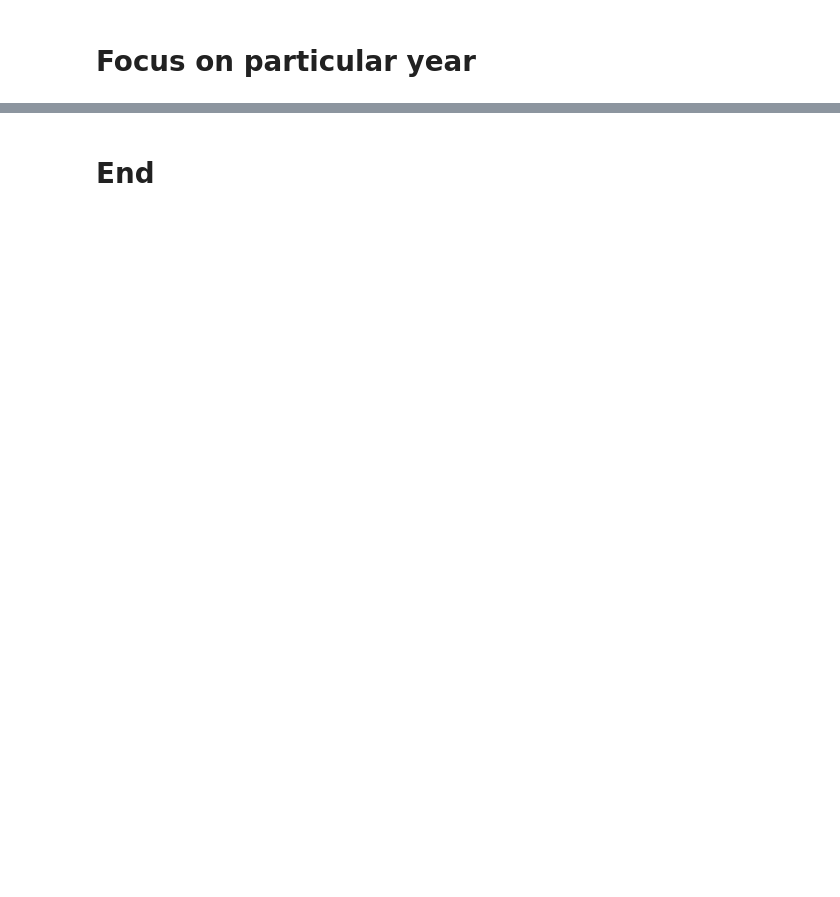
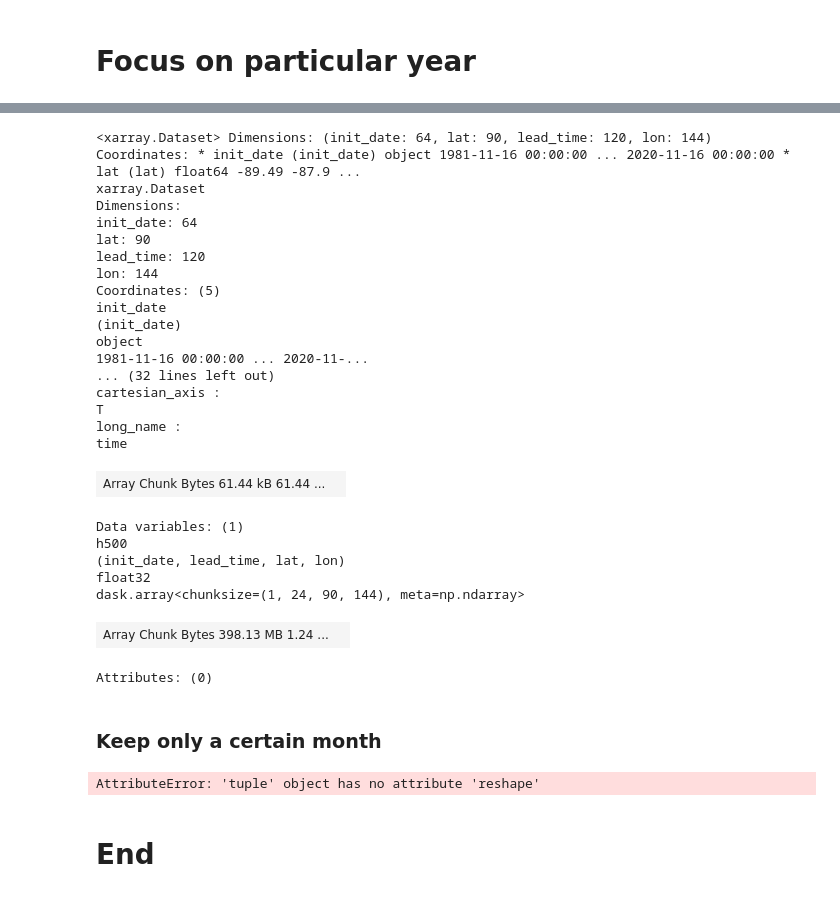
Before and after one commit to dougiesquire/hydro_tasmania, a Jupyter notebook: 2020/2.0_unseen.ipynb, the cells around one changed output, grey strips where cells are left out. Drawn from its saved outputs; the diff is of its cells as text; code cells hidden in the pictures; blank space fills up the shorter version.

```diff
--- a/2020/2.0_unseen.ipynb
+++ b/2020/2.0_unseen.ipynb
@@ -287,0 +370,30 @@ Likelihood of exceeding observed 2001 conditions:
+# %%
+test
+# %% [output]
+<xarray.Dataset> Dimensions: (init_date: 64, lat: 90, lead_time: 120, lon: 144) Coordinates: * init_date (init_date) object 1981-11-16 00:00:00 ... 2020-11-16 00:00:00 * lat (lat) float64 -89.49 -87.9 ...
+xarray.Dataset
+Dimensions:
+init_date: 64
+lat: 90
+lead_time: 120
+lon: 144
+Coordinates: (5)
+init_date
+(init_date)
+object
+1981-11-16 00:00:00 ... 2020-11-...
+... (32 lines left out)
+cartesian_axis :
+T
+long_name :
+time
+| Array Chunk Bytes 61.44 kB 61.44 ... |  |
+Data variables: (1)
+h500
+(init_date, lead_time, lat, lon)
+float32
+dask.array<chunksize=(1, 24, 90, 144), meta=np.ndarray>
+| Array Chunk Bytes 398.13 MB 1.24 ... |  |
+Attributes: (0)
+# %% [markdown]
+### Keep only a certain month
@@ -288,3 +407,7 @@ Likelihood of exceeding observed 2001 conditions:
+# %%
+conditional_mean[COND_VARIABLE].plot()
+# %% [output]
+AttributeError: 'tuple' object has no attribute 'reshape'
 # %% [markdown]
 # End
 # %%
```
Also changed, not shown: parts of 27 cells of this notebook, 4 other files.
